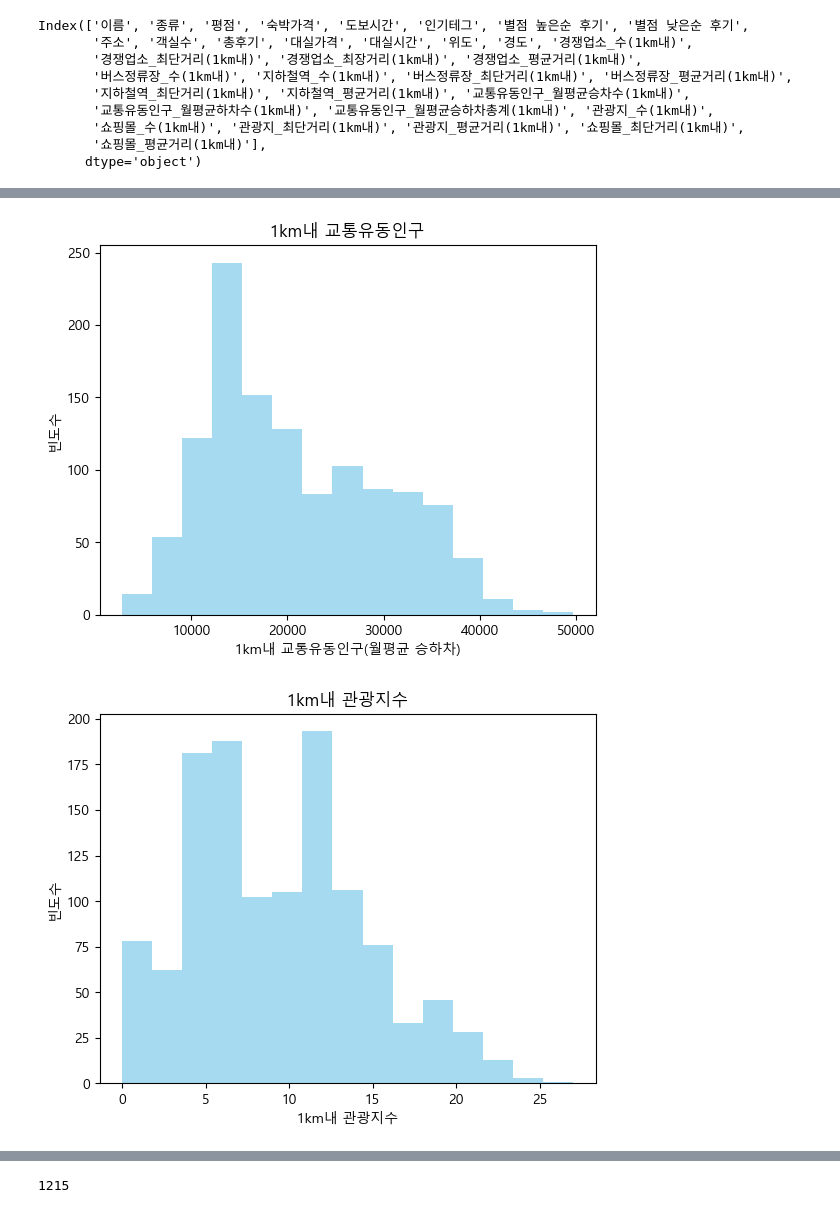
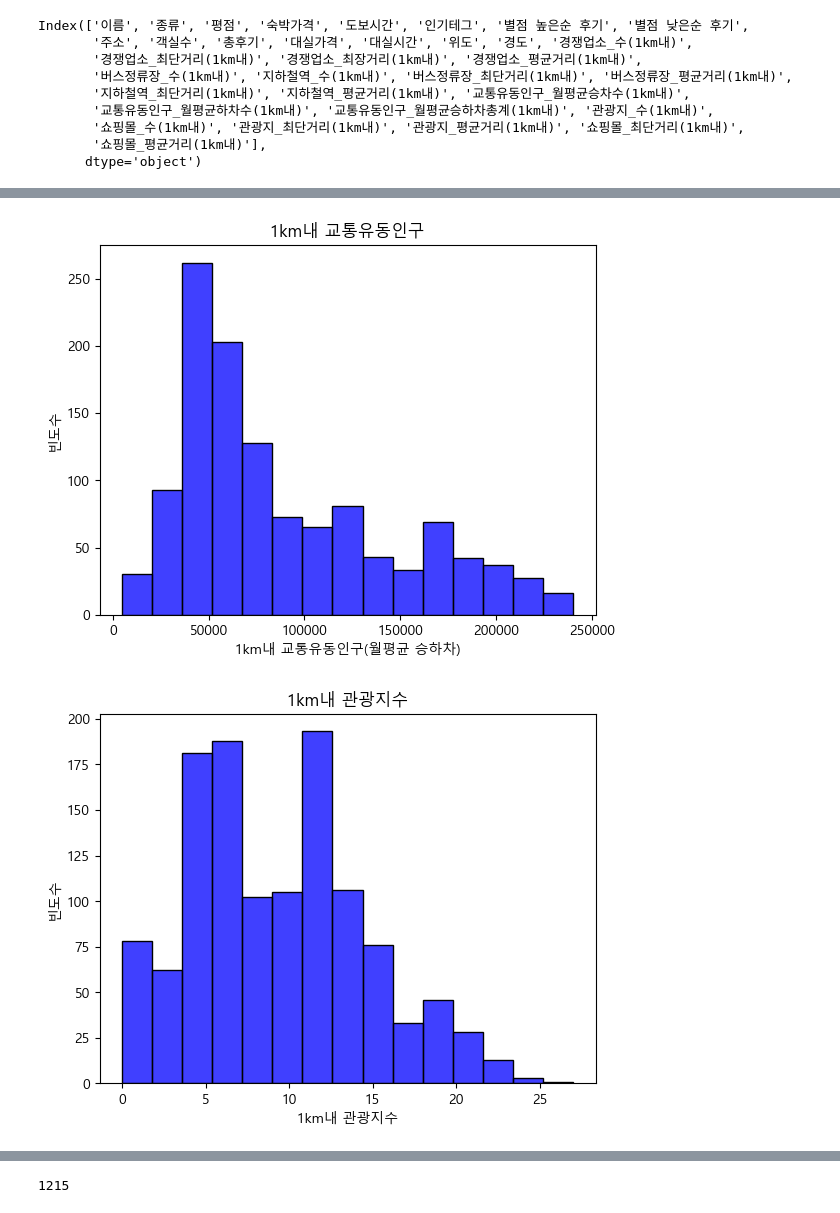
Before and after one commit to sdkim96/Login_project, a Jupyter notebook: Data_analysis_visualization/Hotel_histogram&selection.ipynb, the cells around one changed output, grey strips where cells are left out. Drawn from its saved outputs; the diff is of its cells as text; code cells hidden in the pictures.

```diff
--- a/Data_analysis_visualization/Hotel_histogram&selection.ipynb
+++ b/Data_analysis_visualization/Hotel_histogram&selection.ipynb
@@ -9,7 +9,7 @@ from matplotlib import font_manager, rc
 mpl.rcParams['axes.unicode_minus'] = False
 plt.rc('font', family='Malgun Gothic')
 # %%
-df = pd.read_excel('./숙소위치기반_교통_관광_통계정보.xlsx')
+df = pd.read_excel('./숙소위치기반_교통_관광_통계정보_final.xlsx')
 # %%
 df
 # %% [output]
@@ -74,17 +74,17 @@ plt.show()
 # %%
-sns.histplot(df['교통유동인구_월평균승하차총계(1km내)'], bins=15, kde=False, color='skyblue', edgecolor='none')
+sns.histplot(df['교통유동인구_월평균승하차총계(1km내)'], bins=15, kde=False, color='blue', edgecolor='black')
 plt.xlabel('1km내 교통유동인구(월평균 승하차)')
 plt.ylabel('빈도수')
 plt.title('1km내 교통유동인구')
 plt.show()
 # %% [output]
-[figure, old version]
+[figure, new version]
 # %%
-sns.histplot(df['관광지_수(1km내)'], bins=15, kde=False, color='skyblue', edgecolor='none')
+sns.histplot(df['관광지_수(1km내)'], bins=15, kde=False, color='blue', edgecolor='black')
 plt.xlabel('1km내 관광지수')
 plt.ylabel('빈도수')
 plt.title('1km내 관광지수')
 plt.show()
 # %% [output]
-[figure, old version]
+[figure, new version]
 # %%
```
Also changed, not shown: parts of 14 cells of this notebook, 1 other file.
